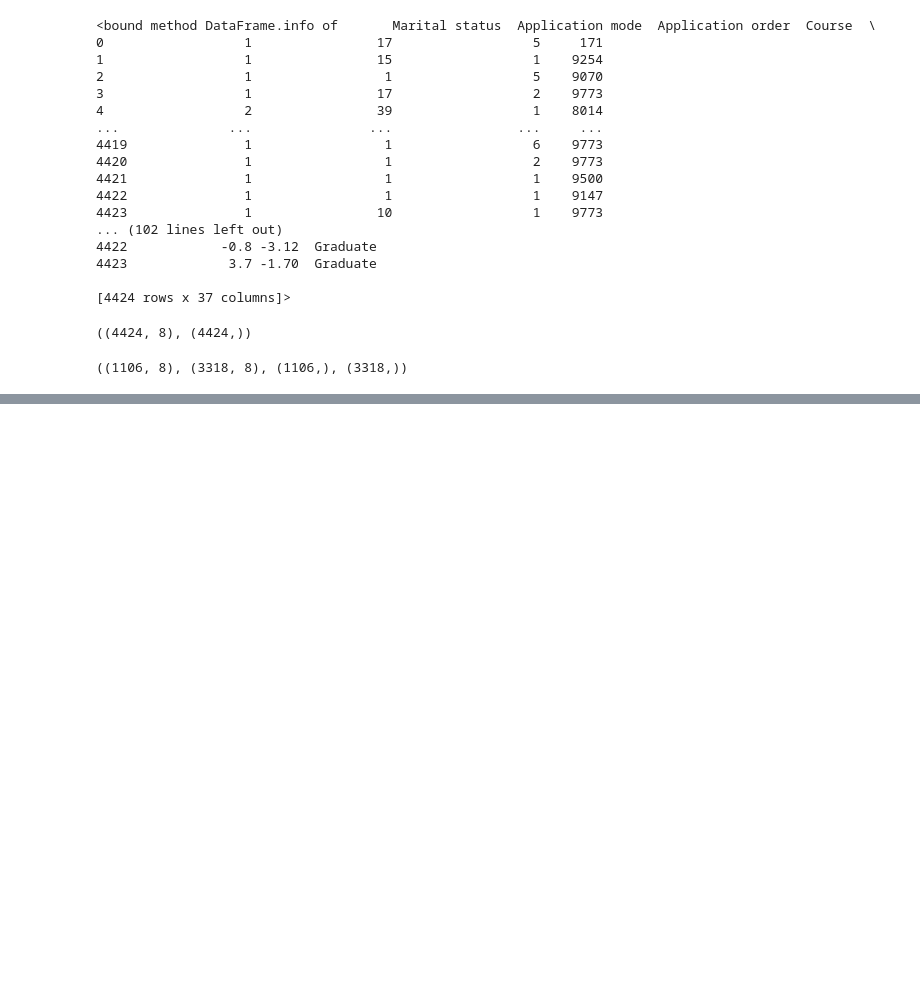
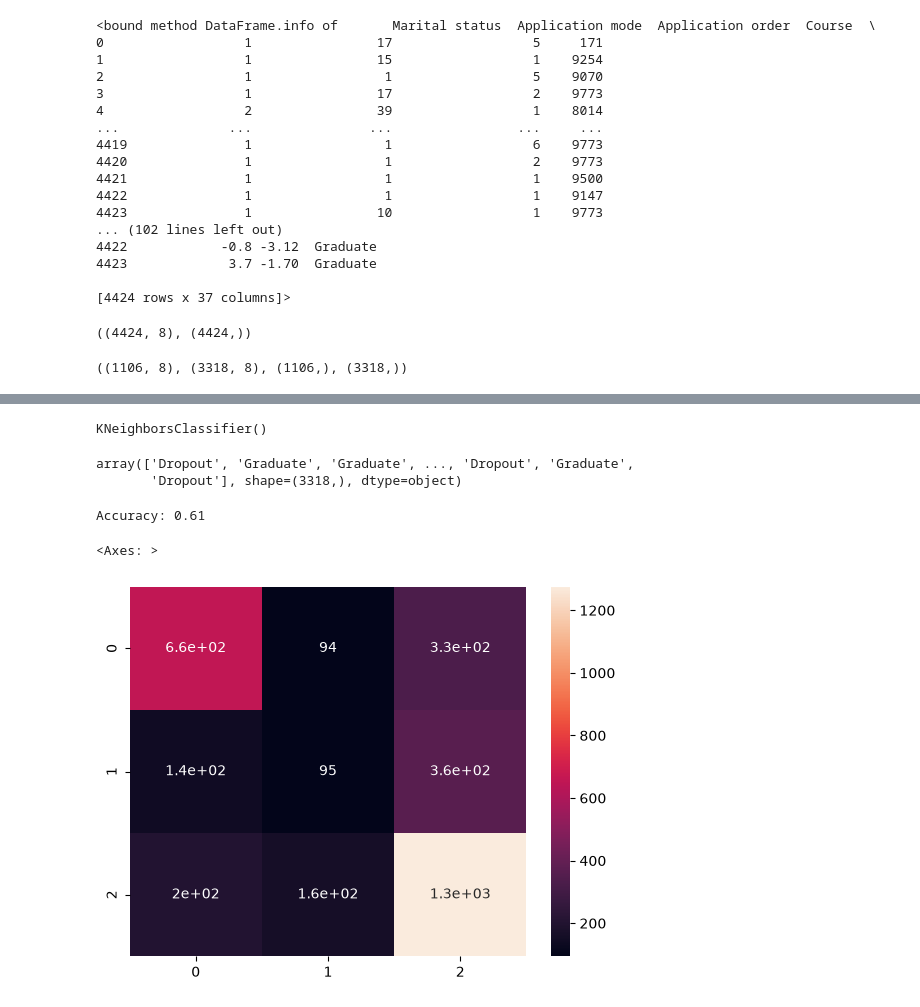
Before and after one commit to 2026845/Machine-Learning, a Jupyter notebook: Untitled.ipynb, the cells around one changed output, grey strips where cells are left out. Saved outputs shown, nothing was run; the diff lists cells and outputs as text; code cells hidden in the pictures; blank space fills up the shorter version.

```diff
--- a/Untitled.ipynb
+++ b/Untitled.ipynb
@@ -200,3 +200,15 @@ X_train, X_test, y_train, y_test = train_test_split(
 X_train.shape, X_test.shape, y_train.shape, y_test.shape
 # %% [output]
 ((1106, 8), (3318, 8), (1106,), (3318,))
+# %%
+from sklearn.preprocessing import StandardScaler
+
+scaler = StandardScaler()
+
+scaler.fit(X_train)
+
+X_train_scaled = scaler.transform(X_train)
+X_test_scaled  = scaler.transform(X_test)
+X_scaled = scaler.transform(X)
+
+print(X_train_scaled, '\t', X_test_scaled, '\t', X_scaled)
@@ -202,0 +233,30 @@ X_train.shape, X_test.shape, y_train.shape, y_test.shape
+# %%
+from sklearn.neighbors import KNeighborsClassifier
+
+kNN = KNeighborsClassifier(n_neighbors = 5)
+
+kNN.fit(X_train_scaled, y_train)
+# %% [output]
+KNeighborsClassifier()
+# %%
+y_pred = kNN.predict(X_test_scaled)
+
+y_pred
+# %% [output]
+array(['Dropout', 'Graduate', 'Graduate', ..., 'Dropout', 'Graduate',
+       'Dropout'], shape=(3318,), dtype=object)
+# %%
+from sklearn import metrics
+print("Accuracy: {:.2f}".format(metrics.accuracy_score(y_test, y_pred)))
+# %% [output]
+Accuracy: 0.61
+# %%
+from sklearn.metrics import confusion_matrix
+import seaborn as sns
+
+cm = confusion_matrix(y_test, y_pred)
+
+sns.heatmap(cm, annot=True)
+# %% [output]
+<Axes: >
+[figure, added]
```
Also changed, not shown: parts of 18 cells of this notebook.
